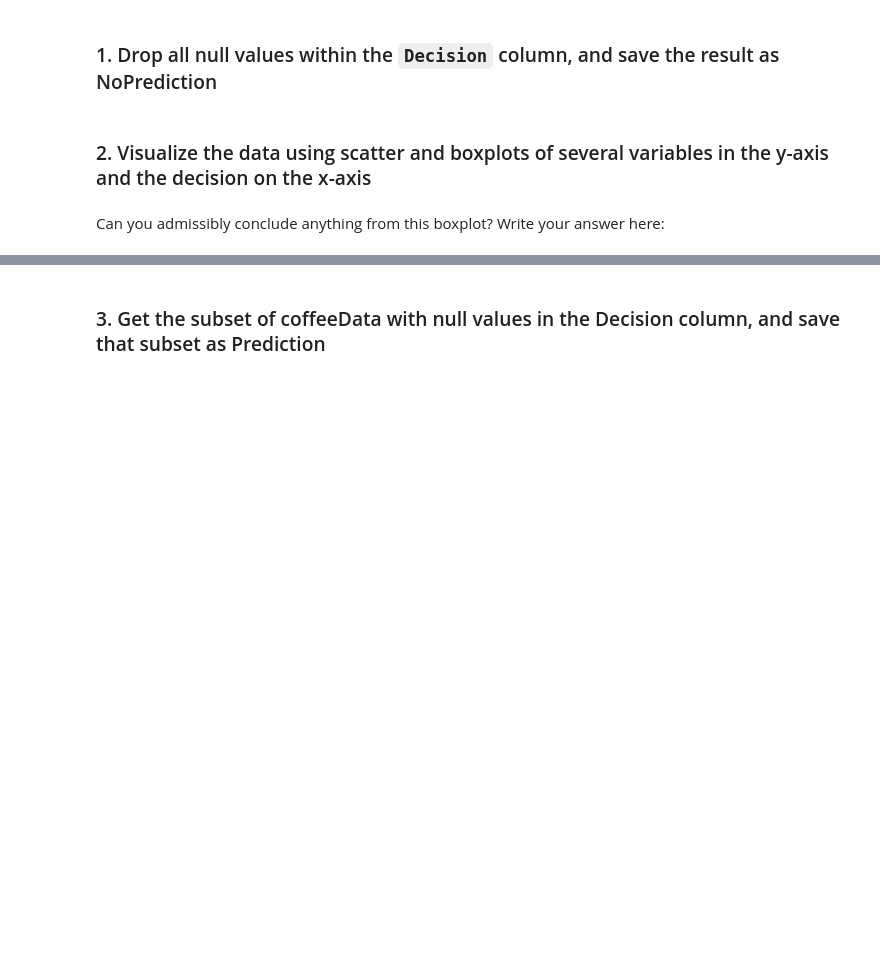
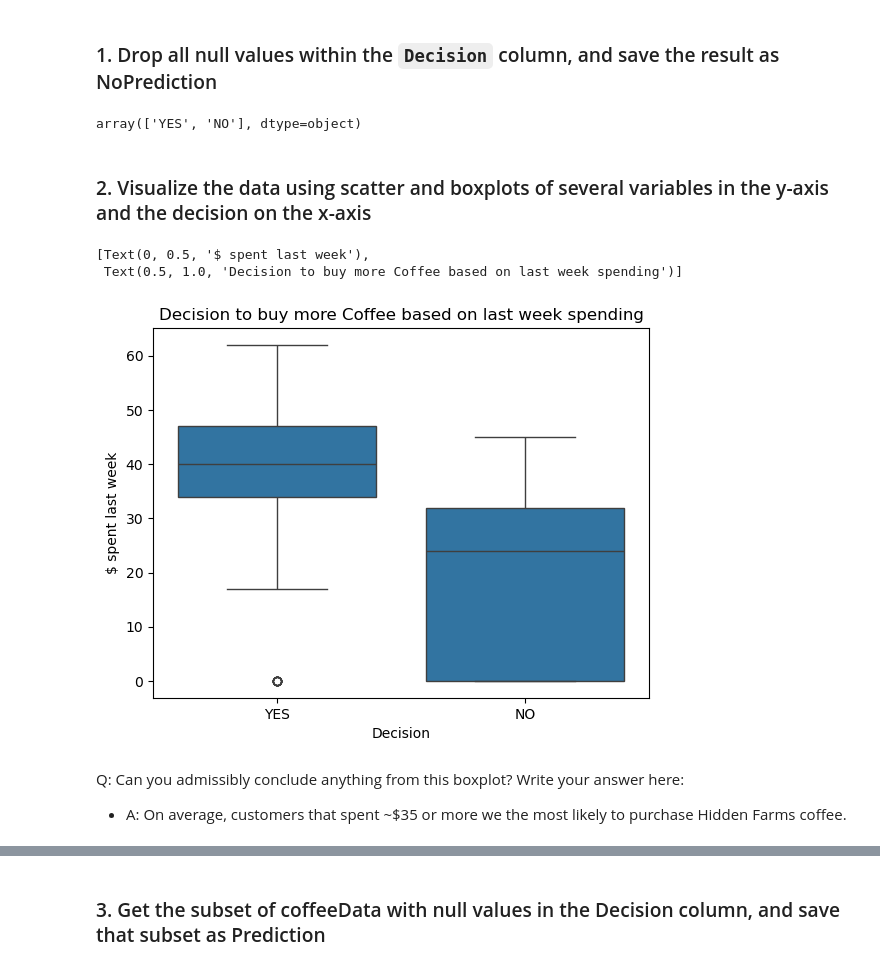
Before and after one commit to mdgarber/RRdinerCoffee_DecisionTree, a Jupyter notebook: 1613148038_Springboard_Decision_Tree_Specialty_Coffee_Case_Study_28012021_2_/Springboard Decision Tree Specialty Coffee Case Study - Tier 3.ipynb, the cells around one changed output, grey strips where cells are left out. Saved outputs shown, nothing was run; the diff lists cells and outputs as text; code cells hidden in the pictures; blank space fills up the shorter version.

```diff
--- a/1613148038_Springboard_Decision_Tree_Specialty_Coffee_Case_Study_28012021_2_/Springboard Decision Tree Specialty Coffee Case Study - Tier 3.ipynb
+++ b/1613148038_Springboard_Decision_Tree_Specialty_Coffee_Case_Study_28012021_2_/Springboard Decision Tree Specialty Coffee Case Study - Tier 3.ipynb
@@ -159,7 +159,7 @@ Index(['Age', 'Gender', 'num_coffeeBags_per_year', 'spent_week', 'spent_month',
       dtype='object')
 # %%
 # Make the relevant name changes to spent_week and spent_per_week.
-coffeeData.rename(columns={'spent_week': 'spent_last_week', 'spent_month': 'spent_last_month'}, inplace=True)
+coffeeData.rename(columns={'spent_week': 'spent_last_week', 'spent_month': 'spent_last_month', 'SlrAY': 'salary'}, inplace=True)
 # %%
 # Check out the column names
 coffeeData.columns
@@ -244,16 +244,24 @@ To execute the train/test split properly, we need to do five things:
 # NoPrediction will contain all known values for the decision
 # Call dropna() on coffeeData, and store the result in a variable NOPrediction
 # Call describe() on the Decision column of NoPrediction after calling dropna() on coffeeData
-_ _ _
-_ _ _
+NoPrediction = coffeeData.dropna(subset=['Decision'])
+NoPrediction.Decision.unique()
+# %% [output]
+array(['YES', 'NO'], dtype=object)
 # %% [markdown]
 ### 2. Visualize the data using scatter and boxplots of several variables in the y-axis and the decision on the x-axis
 # %%
 # Exploring our new NOPrediction dataset
 # Make a boxplot on NOPrediction where the x axis is Decision, and the y axis is spent_last_week
-_ _ _
-_ _ _
+decisionBoxPlot = sns.boxplot(data=NoPrediction, x='Decision', y='spent_last_week')
+decisionBoxPlot.set(ylabel='$ spent last week', title='Decision to buy more Coffee based on last week spending')
+# %% [output]
+[Text(0, 0.5, '$ spent last week'),
+ Text(0.5, 1.0, 'Decision to buy more Coffee based on last week spending')]
+[figure, added]
 # %% [markdown]
-Can you admissibly conclude anything from this boxplot? Write your answer here:
+Q: Can you admissibly conclude anything from this boxplot? Write your answer here:
+
+- A: On average, customers that spent ~$35 or more we the most likely to purchase Hidden Farms coffee.
 # %%
 # Make a scatterplot on NOPrediction, where x is distance, y is spent_last_month and hue is Decision
```
Also changed, not shown: parts of 7 cells of this notebook.
